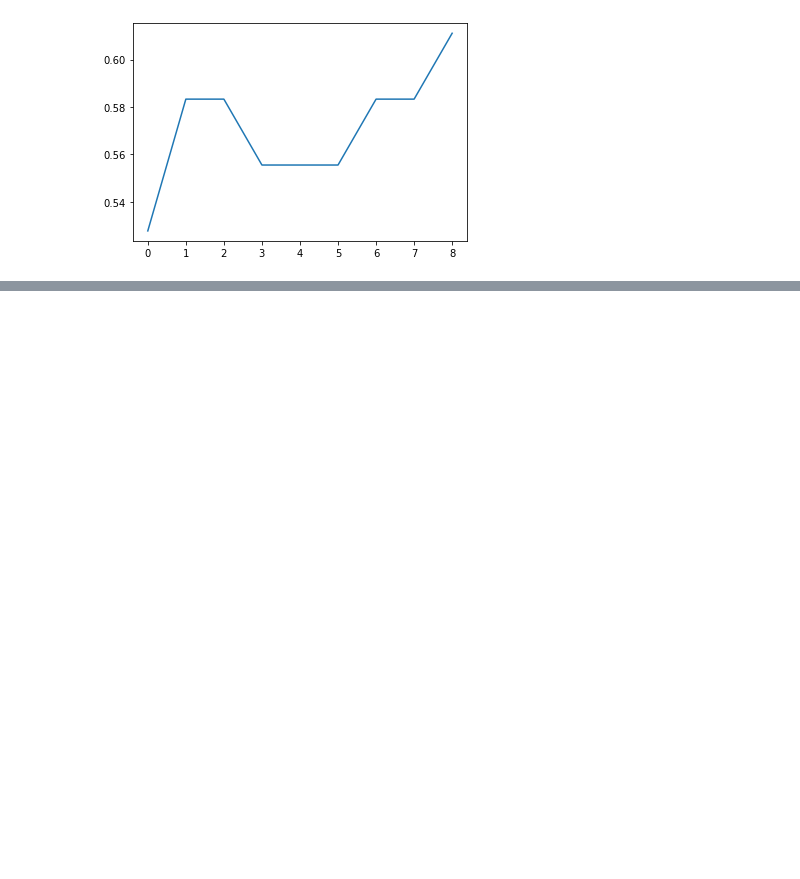
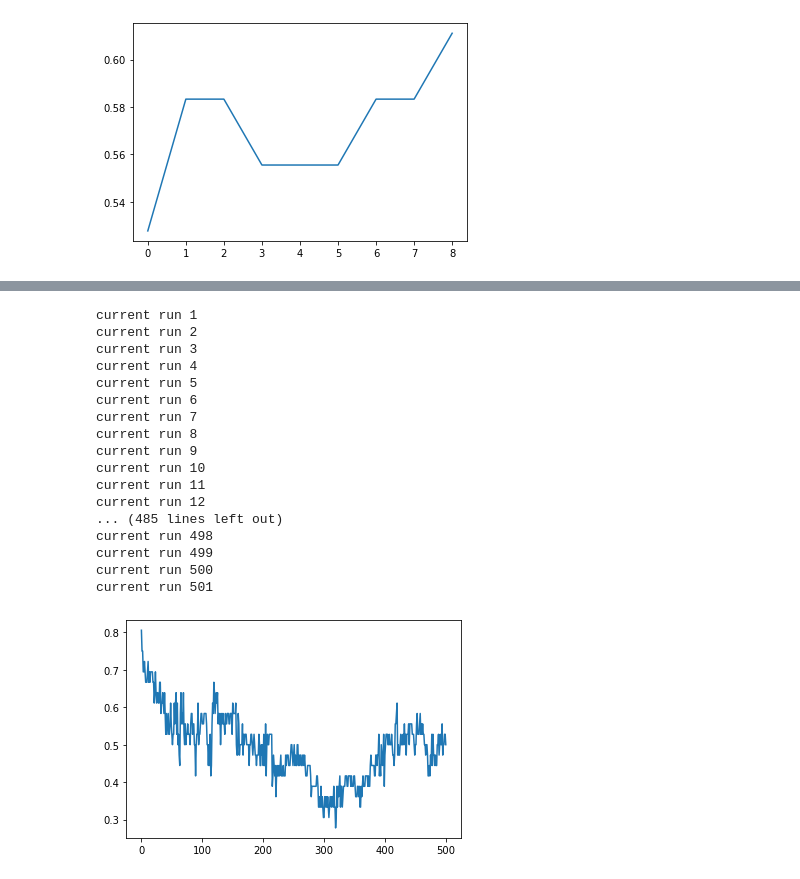
Before and after one commit to EannaCurran/FYP-Time-Series-Classification-For-GWAS-Data, a Jupyter notebook: FPY_SimpleSNP.ipynb, the cells around one changed output, grey strips where cells are left out. Cells and saved outputs as stored; diff of their text form; code cells hidden in the pictures; blank space fills up the shorter version.

```diff
--- a/FPY_SimpleSNP.ipynb
+++ b/FPY_SimpleSNP.ipynb
@@ -125,3 +148,4 @@ idf.columns = dfTest.columns
 # %%
 # Converting columns to be numberical
 idf = idf.apply(pd.to_numeric)
+idfLarge = idfLarge.apply(pd.to_numeric)
@@ -571,0 +632,47 @@ idfT[8].to_string()
+# %%
+for n in range(1,10):
+
+    idfLarge.insert(idfLarge.columns.get_loc("rs2222162"), f"rs2222162_{n}", idfLarge["rs2222162"])
+# %%
+results = []
+for index in range(109,610):
+    print(f"current run {index-108}")
+    currentDf = idfLarge.iloc[:, 0:index]
+    idf = currentDf.apply(pd.to_numeric)
+    idfSeries = from_2d_array_to_nested(idf)
+    xTrain, xTest, yTrain, yTest = train_test_split(idfSeries, phenotype, train_size=0.6, random_state=1)
+    yTrain = yTrain.values
+    yTest = yTest.values
+
+    xTrain = xTrain.reset_index()
+    xTrain = xTrain.drop(columns=["index"])
+
+    xTest = xTest.reset_index()
+    xTest = xTest.drop(columns=["index"])
+
+    ms = MrSEQLClassifier(seql_mode="clf")
+    ms.fit(xTrain, yTrain)
+    yPredict = ms.predict(xTest)
+
+    results.append(metrics.accuracy_score(yTest, yPredict))
+
+_ = plt.plot(results)
+# %% [output]
+current run 1
+current run 2
+current run 3
+current run 4
+current run 5
+current run 6
+current run 7
+current run 8
+current run 9
+current run 10
+current run 11
+current run 12
+... (485 lines left out)
+current run 498
+current run 499
+current run 500
+current run 501
+[figure, added]
```
Also changed, not shown: parts of 16 cells of this notebook.
